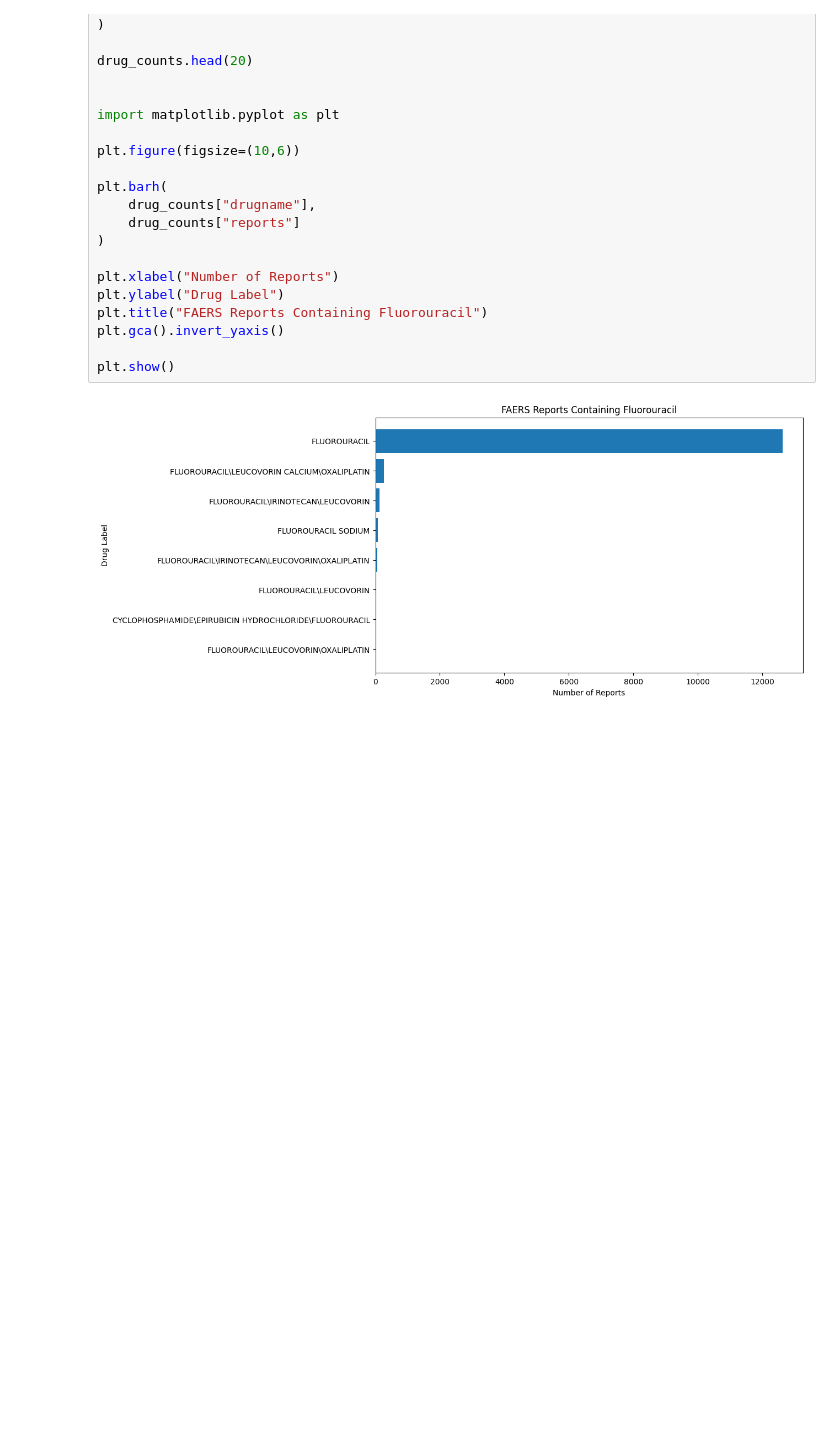
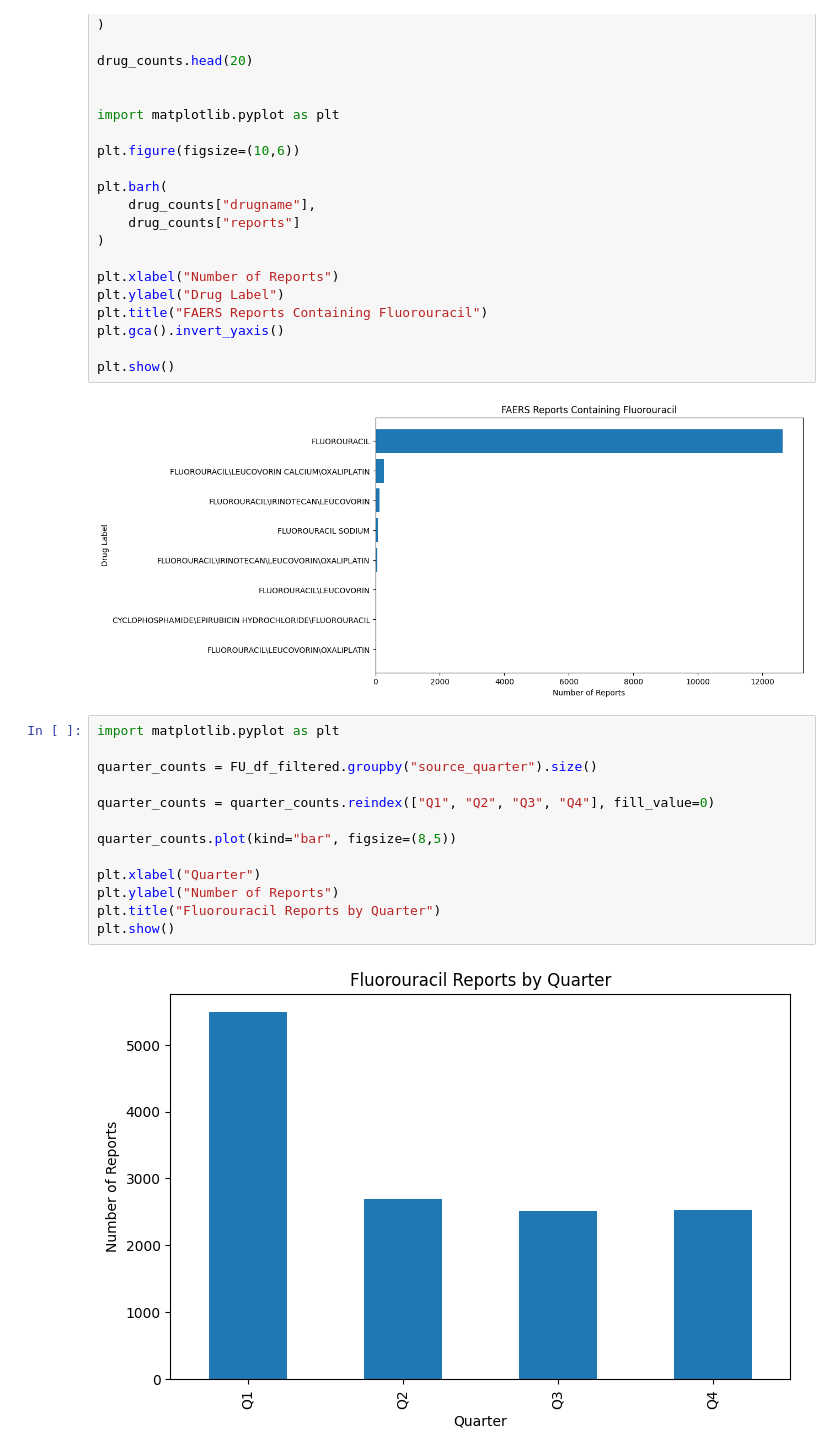
Before and after one commit to PugstaLaney/faers-sql-drug-safety-analysis, a Jupyter notebook: notebooks/5_FU_explore.ipynb, the cells around one changed output. Drawn from its saved outputs; the diff is of its cells as text; blank space fills up the shorter version.

```diff
--- a/notebooks/5_FU_explore.ipynb
+++ b/notebooks/5_FU_explore.ipynb
@@ -177,3 +185,18 @@ plt.gca().invert_yaxis()
 plt.show()
 # %% [output]
 [figure]
+# %%
+import matplotlib.pyplot as plt
+
+quarter_counts = FU_df_filtered.groupby("source_quarter").size()
+
+quarter_counts = quarter_counts.reindex(["Q1", "Q2", "Q3", "Q4"], fill_value=0)
+
+quarter_counts.plot(kind="bar", figsize=(8,5))
+
+plt.xlabel("Quarter")
+plt.ylabel("Number of Reports")
+plt.title("Fluorouracil Reports by Quarter")
+plt.show()
+# %% [output]
+[figure, added]
```
Also changed, not shown: parts of 5 cells of this notebook, 1 other file.
